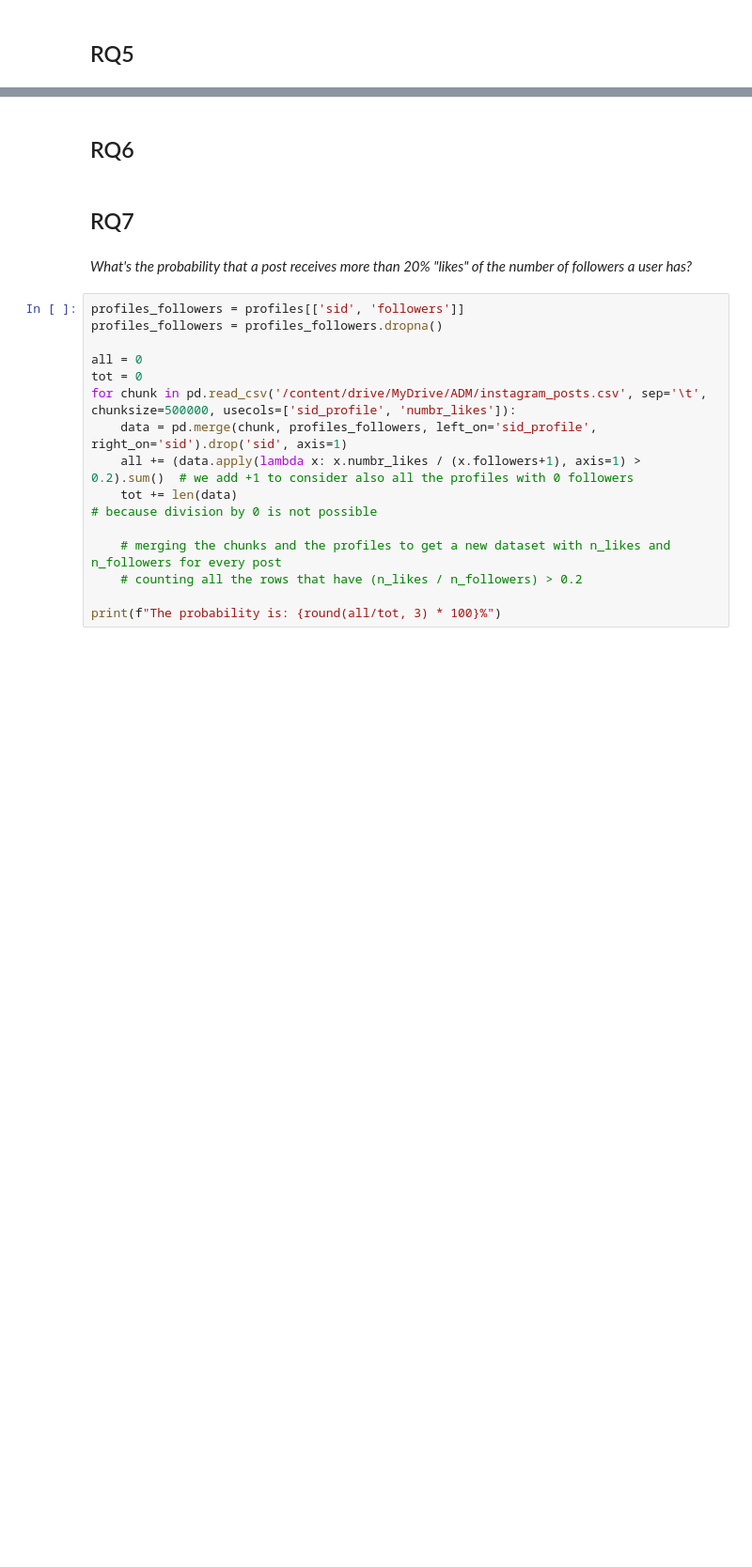
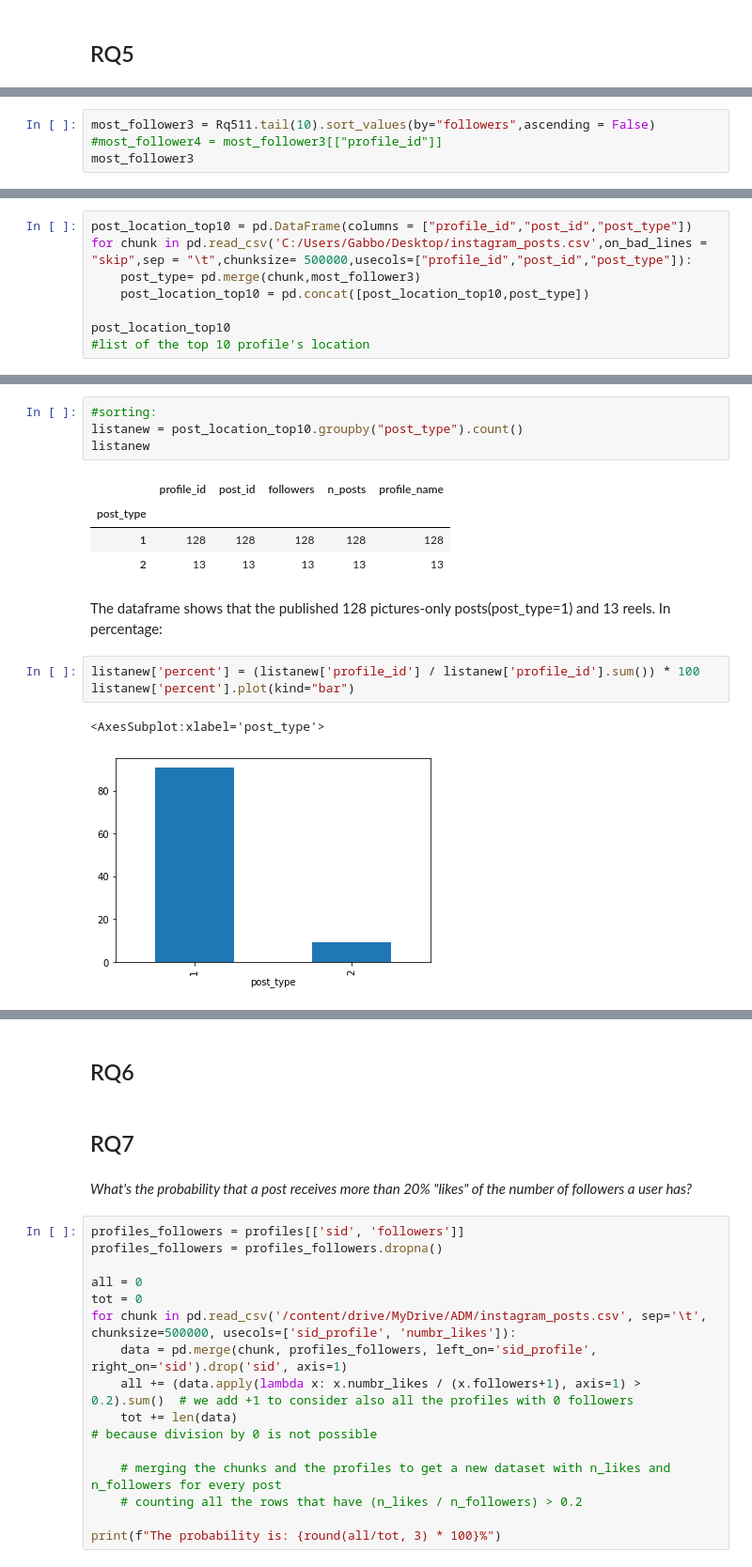
Before and after one commit to Matteo-Candi/ADM_HW2, a Jupyter notebook: main.ipynb, the cells around one changed output, grey strips where cells are left out. Shown at 94% size. Cells and saved outputs as stored; diff of their text form; blank space fills up the shorter version.

```diff
--- a/main.ipynb
+++ b/main.ipynb
@@ -230,0 +551,4 @@ time_interval(posts, time_intervals)
+# %%
+most_follower3 = Rq511.tail(10).sort_values(by="followers",ascending = False)
+#most_follower4 = most_follower3[["profile_id"]]
+most_follower3
@@ -230,0 +567,8 @@ time_interval(posts, time_intervals)
+# %%
+post_location_top10 = pd.DataFrame(columns = ["profile_id","post_id","post_type"])
+for chunk in pd.read_csv('C:/Users/Gabbo/Desktop/instagram_posts.csv',on_bad_lines = "skip",sep = "\t",chunksize= 500000,usecols=["profile_id","post_id","post_type"]):
+    post_type= pd.merge(chunk,most_follower3)
+    post_location_top10 = pd.concat([post_location_top10,post_type])
+
+post_location_top10
+#list of the top 10 profile's location
@@ -230,0 +589,18 @@ time_interval(posts, time_intervals)
+# %%
+#sorting:
+listanew = post_location_top10.groupby("post_type").count()
+listanew
+# %% [output]
+|  | profile_id | post_id | followers | n_posts | profile_name |
+| post_type |  |  |  |  |  |
+| 1 | 128 | 128 | 128 | 128 | 128 |
+| 2 | 13 | 13 | 13 | 13 | 13 |
+# %% [markdown]
+The dataframe shows that the published 128 pictures-only posts(post_type=1) and 13 reels.
+In percentage:
+# %%
+listanew['percent'] = (listanew['profile_id'] / listanew['profile_id'].sum()) * 100
+listanew['percent'].plot(kind="bar")
+# %% [output]
+<AxesSubplot:xlabel='post_type'>
+[figure, added]
```
Also changed, not shown: parts of 47 cells of this notebook.
